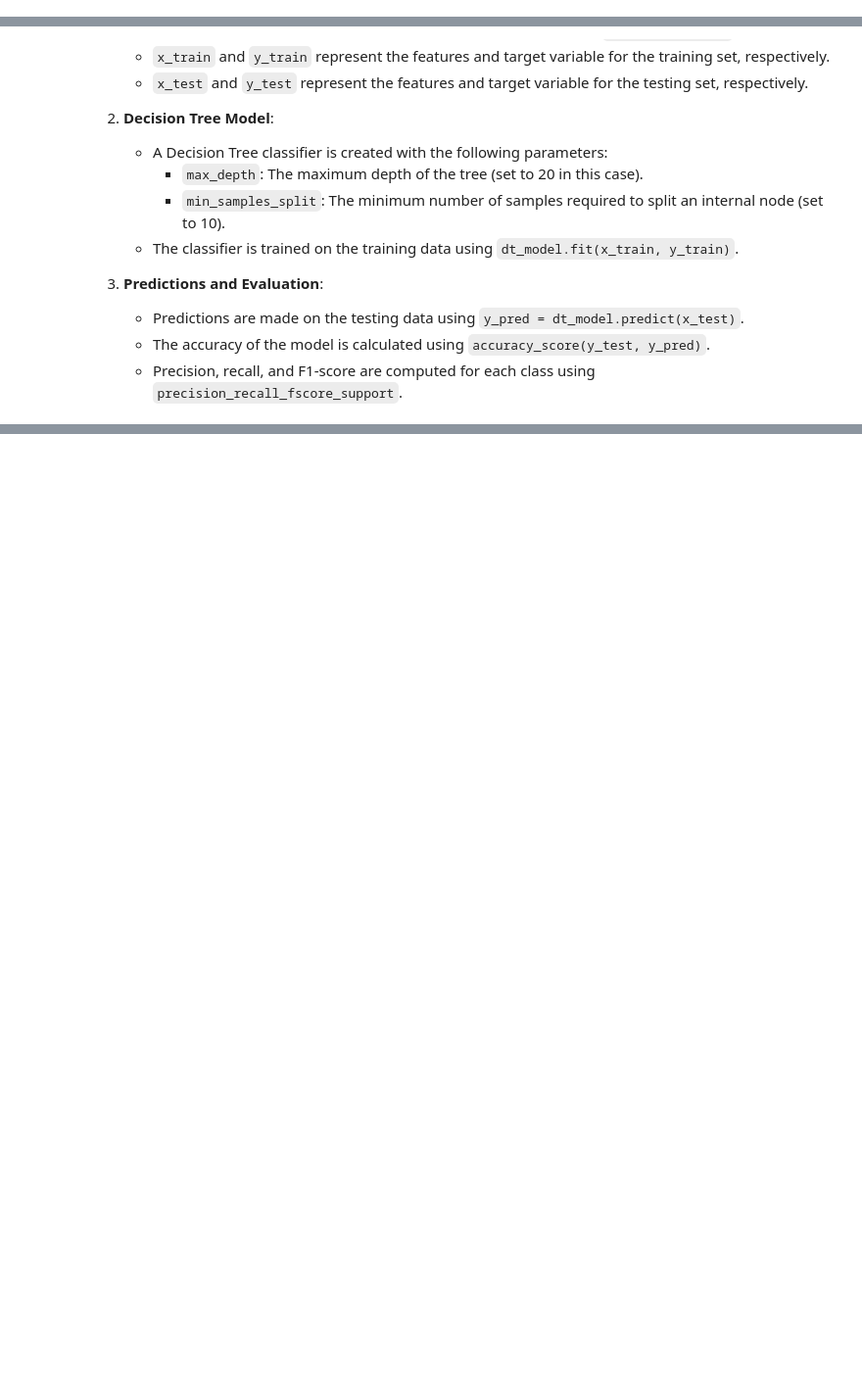
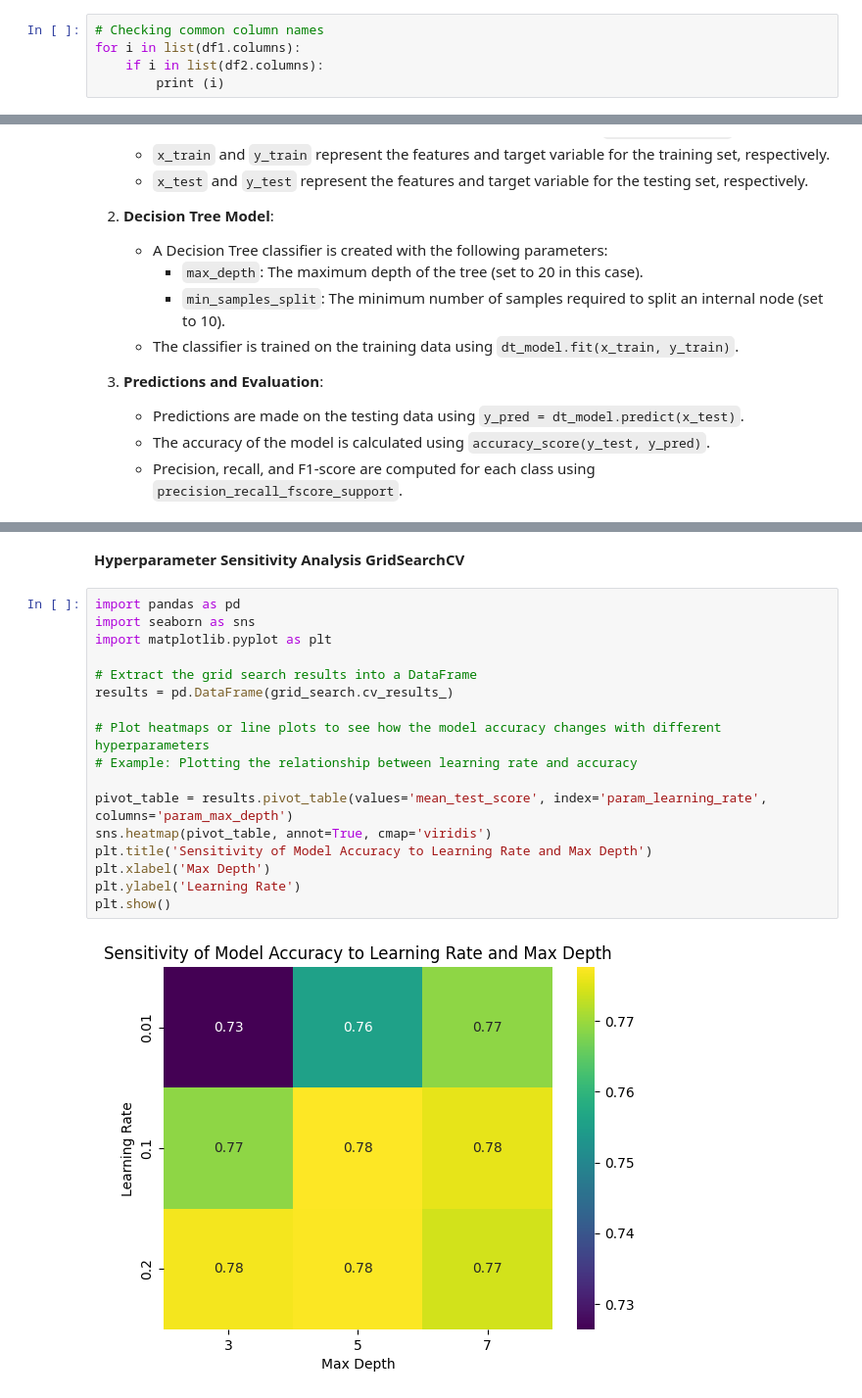
Before and after one commit to rounak97/Credit-Risk-Modelling-Using-Machine-Learning, a Jupyter notebook: Credit_risk_notebook.ipynb, the cells around one changed output, grey strips where cells are left out. Shown at 98% size. Saved outputs shown, nothing was run; the diff lists cells and outputs as text; blank space fills up the shorter version.

```diff
--- a/Credit_risk_notebook.ipynb
+++ b/Credit_risk_notebook.ipynb
@@ -138,3 +257,8 @@ for i in list(df1.columns):
         print (i)
 # %% [output]
 PROSPECTID
+# %%
+# Checking common column names
+for i in list(df1.columns):
+    if i in list(df2.columns):
+        print (i)
@@ -880,0 +1010,21 @@ Test Accuracy: 0.7811719957209081
+# %% [markdown]
+**Hyperparameter Sensitivity Analysis GridSearchCV**
+# %%
+import pandas as pd
+import seaborn as sns
+import matplotlib.pyplot as plt
+
+# Extract the grid search results into a DataFrame
+results = pd.DataFrame(grid_search.cv_results_)
+
+# Plot heatmaps or line plots to see how the model accuracy changes with different hyperparameters
+# Example: Plotting the relationship between learning rate and accuracy
+
+pivot_table = results.pivot_table(values='mean_test_score', index='param_learning_rate', columns='param_max_depth')
+sns.heatmap(pivot_table, annot=True, cmap='viridis')
+plt.title('Sensitivity of Model Accuracy to Learning Rate and Max Depth')
+plt.xlabel('Max Depth')
+plt.ylabel('Learning Rate')
+plt.show()
+# %% [output]
+[figure, added]
```
Also changed, not shown: parts of 60 cells of this notebook.
